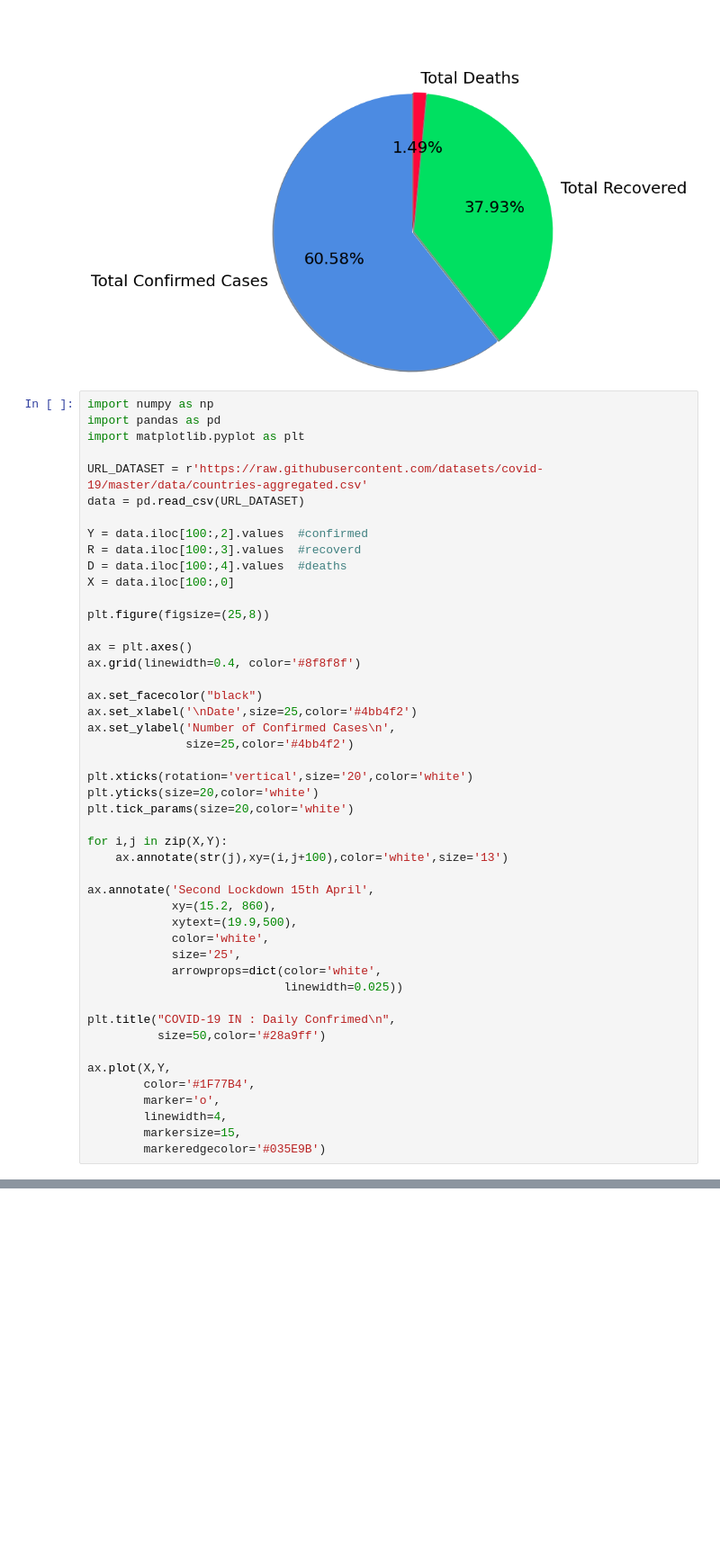
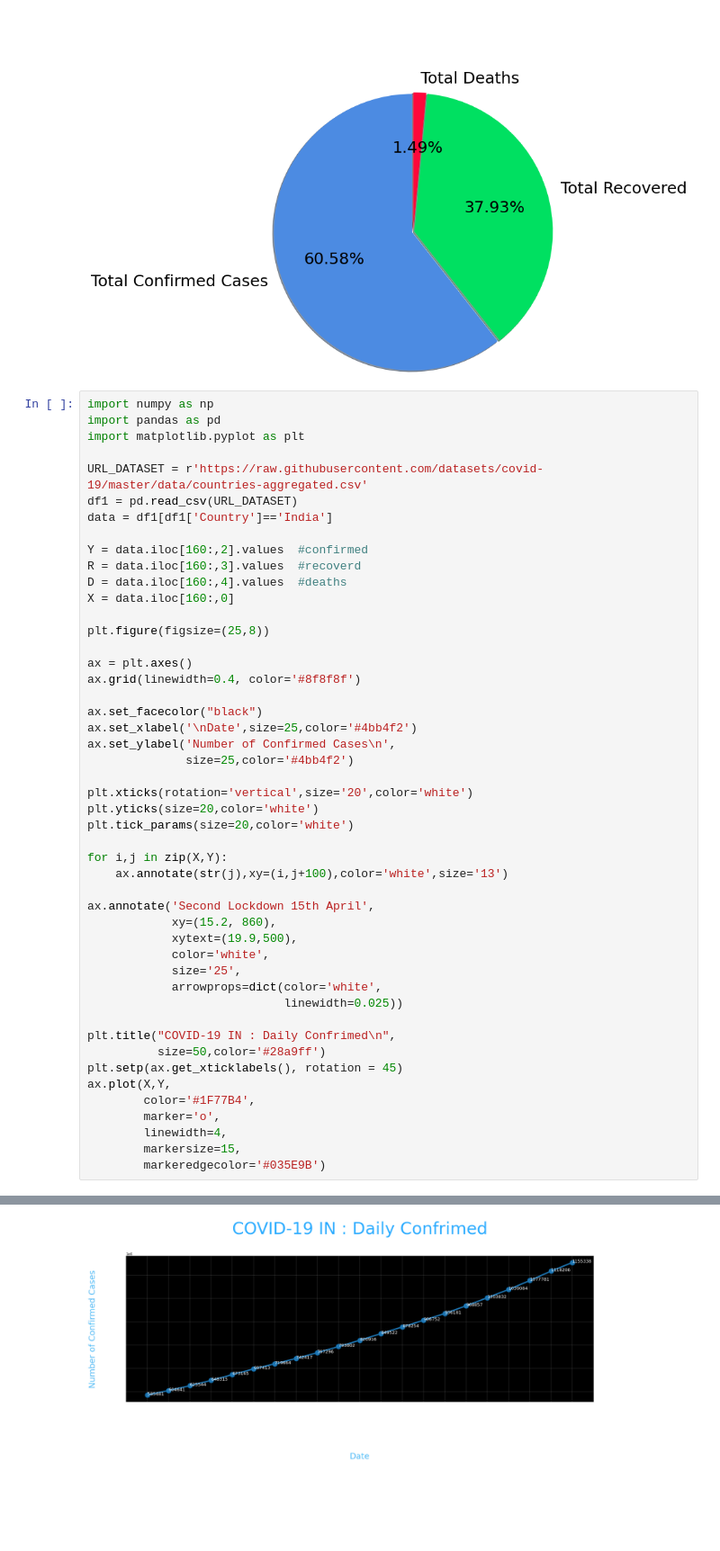
Before and after one commit to rukmals/ColabProject, a Jupyter notebook: Coivid19Analysis.ipynb, the cells around one changed output, grey strips where cells are left out. Shown at 90% size. Saved outputs shown, nothing was run; the diff lists cells and outputs as text; blank space fills up the shorter version.

```diff
--- a/Coivid19Analysis.ipynb
+++ b/Coivid19Analysis.ipynb
@@ -148,12 +148,13 @@ import pandas as pd
 import matplotlib.pyplot as plt
 
 URL_DATASET = r'https://raw.githubusercontent.com/datasets/covid-19/master/data/countries-aggregated.csv'
-data = pd.read_csv(URL_DATASET)
+df1 = pd.read_csv(URL_DATASET)
+data = df1[df1['Country']=='India']
 
-Y = data.iloc[100:,2].values  #confirmed
-R = data.iloc[100:,3].values  #recoverd
-D = data.iloc[100:,4].values  #deaths
-X = data.iloc[100:,0]
+Y = data.iloc[160:,2].values  #confirmed
+R = data.iloc[160:,3].values  #recoverd
+D = data.iloc[160:,4].values  #deaths
+X = data.iloc[160:,0]
 
 plt.figure(figsize=(25,8))
 
@@ -163,31 +164,32 @@ ax.grid(linewidth=0.4, color='#8f8f8f')
 ax.set_facecolor("black")
 ax.set_xlabel('\nDate',size=25,color='#4bb4f2')
 ax.set_ylabel('Number of Confirmed Cases\n',
               size=25,color='#4bb4f2')
 
 plt.xticks(rotation='vertical',size='20',color='white')
 plt.yticks(size=20,color='white')
 plt.tick_params(size=20,color='white')
 
 for i,j in zip(X,Y):
     ax.annotate(str(j),xy=(i,j+100),color='white',size='13')
 
 ax.annotate('Second Lockdown 15th April',
             xy=(15.2, 860),
             xytext=(19.9,500),
             color='white',
             size='25',
             arrowprops=dict(color='white',
                             linewidth=0.025))
 
 plt.title("COVID-19 IN : Daily Confrimed\n",
           size=50,color='#28a9ff')
-
+plt.setp(ax.get_xticklabels(), rotation = 45)
 ax.plot(X,Y,
         color='#1F77B4',
         marker='o',
         linewidth=4,
         markersize=15,
         markeredgecolor='#035E9B')
 # %% [output]
 [<matplotlib.lines.Line2D at 0x...>]
+[figure, added]
```
Also changed, not shown: parts of 1 cell of this notebook.
